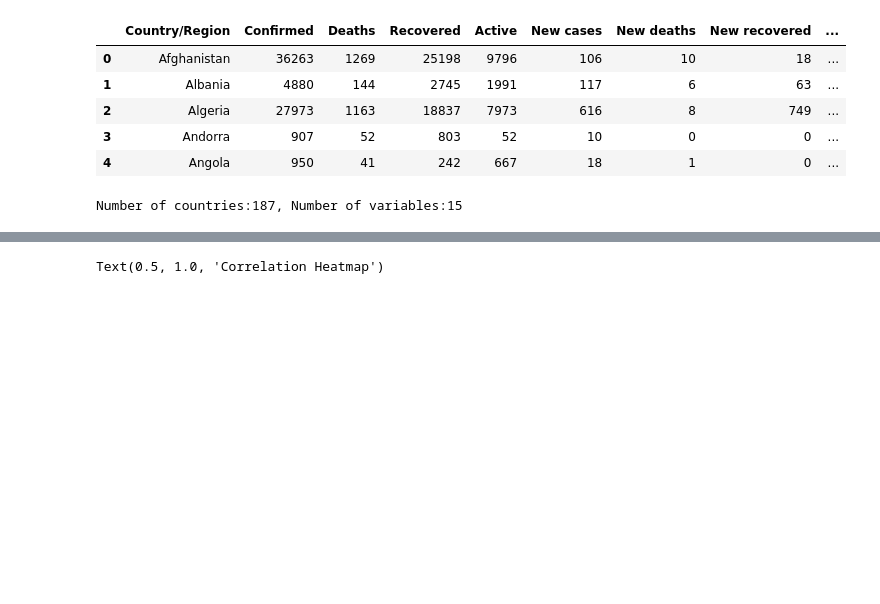
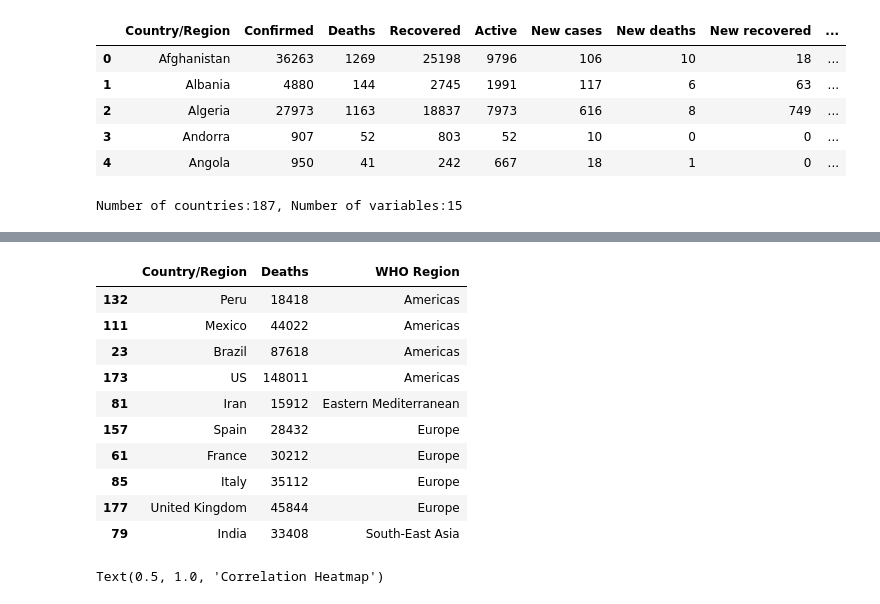
Before and after one commit to AmandaLinLi/Data-Science-Blog, a Jupyter notebook: udacity-project1.ipynb, the cells around one changed output, grey strips where cells are left out. Cells and saved outputs as stored; diff of their text form; code cells hidden in the pictures; blank space fills up the shorter version.

```diff
--- a/udacity-project1.ipynb
+++ b/udacity-project1.ipynb
@@ -111,10 +125,26 @@ plt.show()
 # %%
 # Sort the df_country by column 'Deaths' in descending order,
 # then get the top 10 observations and save them in the new var 'df_country_sortdeath'
 
 df_country_sortdeath = df_country.sort_values('Deaths',ascending= False).head(10).sort_values(['WHO Region','Deaths'],ascending = True)
 
 df_country_sortdeath[['Country/Region','Deaths','WHO Region']]
+
+
+# select and print columns 'Country/Region','Deaths','WHO Region' of df_country_sortdeath
+df_country_sortdeath[['Country/Region','Deaths','WHO Region']]
+# %% [output]
+|  | Country/Region | Deaths | WHO Region |
+| 132 | Peru | 18418 | Americas |
+| 111 | Mexico | 44022 | Americas |
+| 23 | Brazil | 87618 | Americas |
+| 173 | US | 148011 | Americas |
+| 81 | Iran | 15912 | Eastern Mediterranean |
+| 157 | Spain | 28432 | Europe |
+| 61 | France | 30212 | Europe |
+| 85 | Italy | 35112 | Europe |
+| 177 | United Kingdom | 45844 | Europe |
+| 79 | India | 33408 | South-East Asia |
 # %%
 # prepare parameters for plots
 
```
Also changed, not shown: parts of 2 cells of this notebook.
